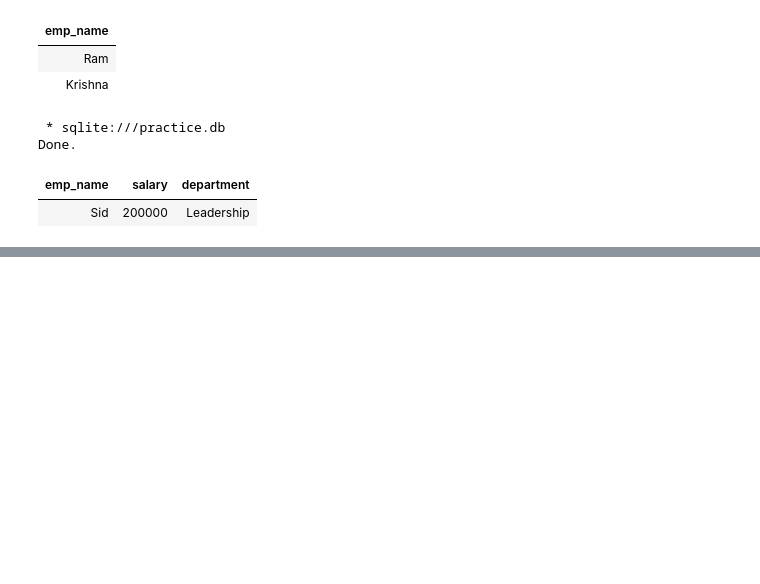
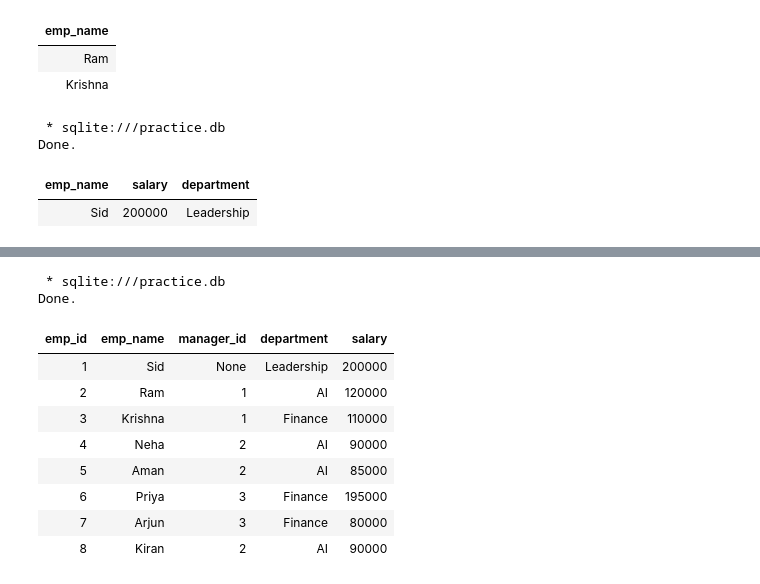
Before and after one commit to sidgun8/Personal-Hardwork, a Jupyter notebook: sqlpractise.ipynb, the cells around one changed output, grey strips where cells are left out. Cells and saved outputs as stored; diff of their text form; code cells hidden in the pictures; blank space fills up the shorter version.

```diff
--- a/sqlpractise.ipynb
+++ b/sqlpractise.ipynb
@@ -1174,0 +2298,17 @@ WHERE e.salary > (
+# %%
+%%sql
+
+select *
+from employee_manager
+# %% [output]
+ * sqlite:///practice.db
+Done.
+| emp_id | emp_name | manager_id | department | salary |
+| 1 | Sid | None | Leadership | 200000 |
+| 2 | Ram | 1 | AI | 120000 |
+| 3 | Krishna | 1 | Finance | 110000 |
+| 4 | Neha | 2 | AI | 90000 |
+| 5 | Aman | 2 | AI | 85000 |
+| 6 | Priya | 3 | Finance | 195000 |
+| 7 | Arjun | 3 | Finance | 80000 |
+| 8 | Kiran | 2 | AI | 90000 |
```
Also changed, not shown: parts of 49 cells of this notebook, 1 other file.
